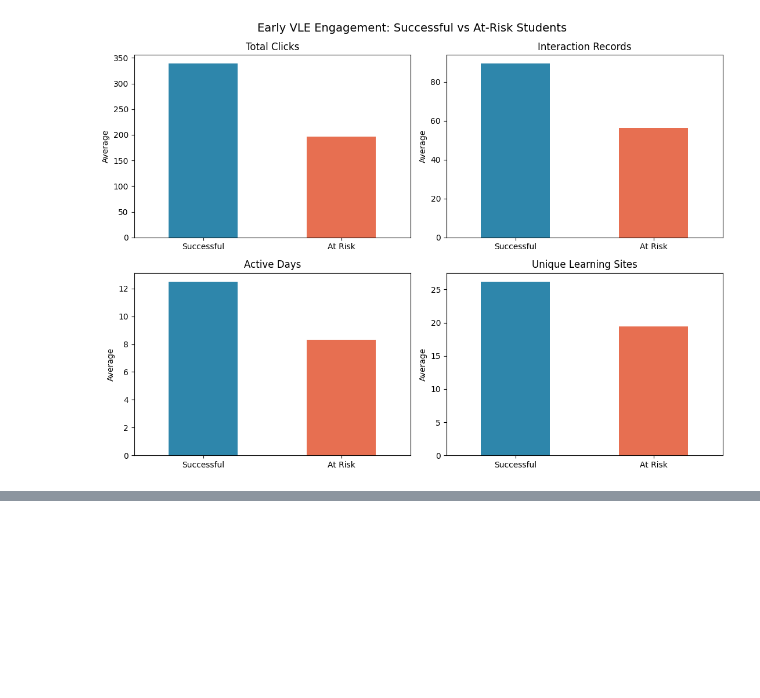
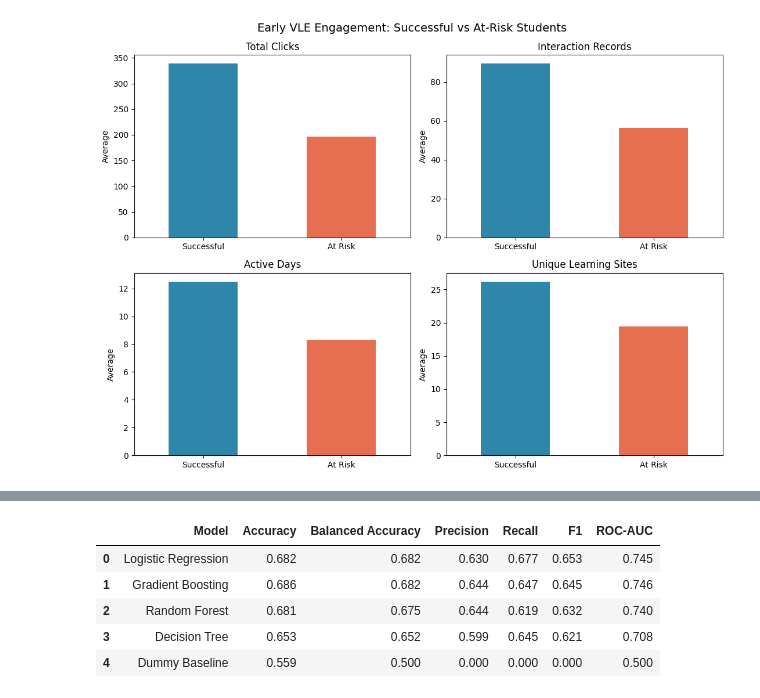
Before and after one commit to dalkhaseeb-D/at-risk-student-prediction, a Jupyter notebook: notebooks/01_data_audit.ipynb, the cells around one changed output, grey strips where cells are left out. Saved outputs shown, nothing was run; the diff lists cells and outputs as text; code cells hidden in the pictures; blank space fills up the shorter version.

```diff
--- a/notebooks/01_data_audit.ipynb
+++ b/notebooks/01_data_audit.ipynb
@@ -263,0 +329,92 @@ plt.show()
+# %%
+from sklearn.dummy import DummyClassifier
+from sklearn.linear_model import LogisticRegression
+from sklearn.tree import DecisionTreeClassifier
+from sklearn.ensemble import (
+    RandomForestClassifier,
+    HistGradientBoostingClassifier
+)
+from sklearn.metrics import (
+    accuracy_score,
+    balanced_accuracy_score,
+    precision_score,
+    recall_score,
+    f1_score,
+    roc_auc_score
+)
+
+models = {
+    "Dummy Baseline": DummyClassifier(
+        strategy="most_frequent"
+    ),
+    "Logistic Regression": LogisticRegression(
+        max_iter=1000,
+        class_weight="balanced",
+        random_state=42
+    ),
+    "Decision Tree": DecisionTreeClassifier(
+        max_depth=8,
+        min_samples_leaf=20,
+        class_weight="balanced",
+        random_state=42
+    ),
+    "Random Forest": RandomForestClassifier(
+        n_estimators=200,
+        max_depth=12,
+        min_samples_leaf=5,
+        class_weight="balanced",
+        random_state=42,
+        n_jobs=-1
+    ),
+    "Gradient Boosting": HistGradientBoostingClassifier(
+        max_iter=150,
+        learning_rate=0.08,
+        max_leaf_nodes=31,
+        class_weight="balanced",
+        random_state=42
+    )
+}
+
+results = []
+fitted_models = {}
+
+for model_name, model in models.items():
+    pipeline = Pipeline([
+        ("preprocessor", preprocessor),
+        ("model", model)
+    ])
+
+    pipeline.fit(X_train, y_train)
+
+    predictions = pipeline.predict(X_test)
+    probabilities = pipeline.predict_proba(X_test)[:, 1]
+
+    results.append({
+        "Model": model_name,
+        "Accuracy": accuracy_score(y_test, predictions),
+        "Balanced Accuracy": balanced_accuracy_score(
+            y_test, predictions
+        ),
+        "Precision": precision_score(
+            y_test, predictions, zero_division=0
+        ),
+        "Recall": recall_score(
+            y_test, predictions, zero_division=0
+        ),
+        "F1": f1_score(
+            y_test, predictions, zero_division=0
+        ),
+        "ROC-AUC": roc_auc_score(y_test, probabilities)
+    })
+
+    fitted_models[model_name] = pipeline
+    print(model_name, "completed")
+
+model_results = (
+    pd.DataFrame(results)
+    .sort_values("F1", ascending=False)
+    .reset_index(drop=True)
+)
+
+display(model_results.round(3))
+# %% [output]
@@ -263,0 +426,6 @@ plt.show()
+|  | Model | Accuracy | Balanced Accuracy | Precision | Recall | F1 | ROC-AUC |
+| 0 | Logistic Regression | 0.682 | 0.682 | 0.630 | 0.677 | 0.653 | 0.745 |
+| 1 | Gradient Boosting | 0.686 | 0.682 | 0.644 | 0.647 | 0.645 | 0.746 |
+| 2 | Random Forest | 0.681 | 0.675 | 0.644 | 0.619 | 0.632 | 0.740 |
+| 3 | Decision Tree | 0.653 | 0.652 | 0.599 | 0.645 | 0.621 | 0.708 |
+| 4 | Dummy Baseline | 0.559 | 0.500 | 0.000 | 0.000 | 0.000 | 0.500 |
```
Also changed, not shown: parts of 3 cells of this notebook.
